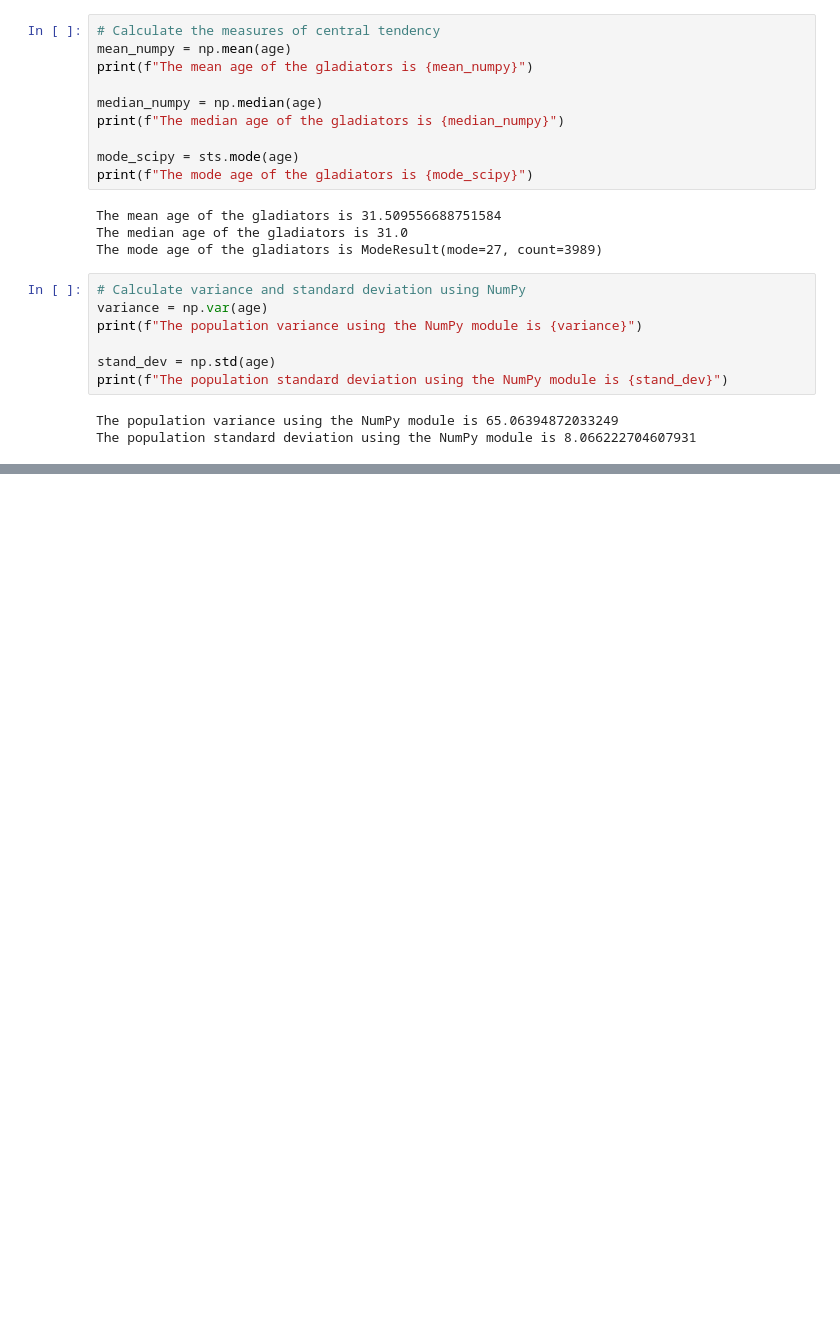
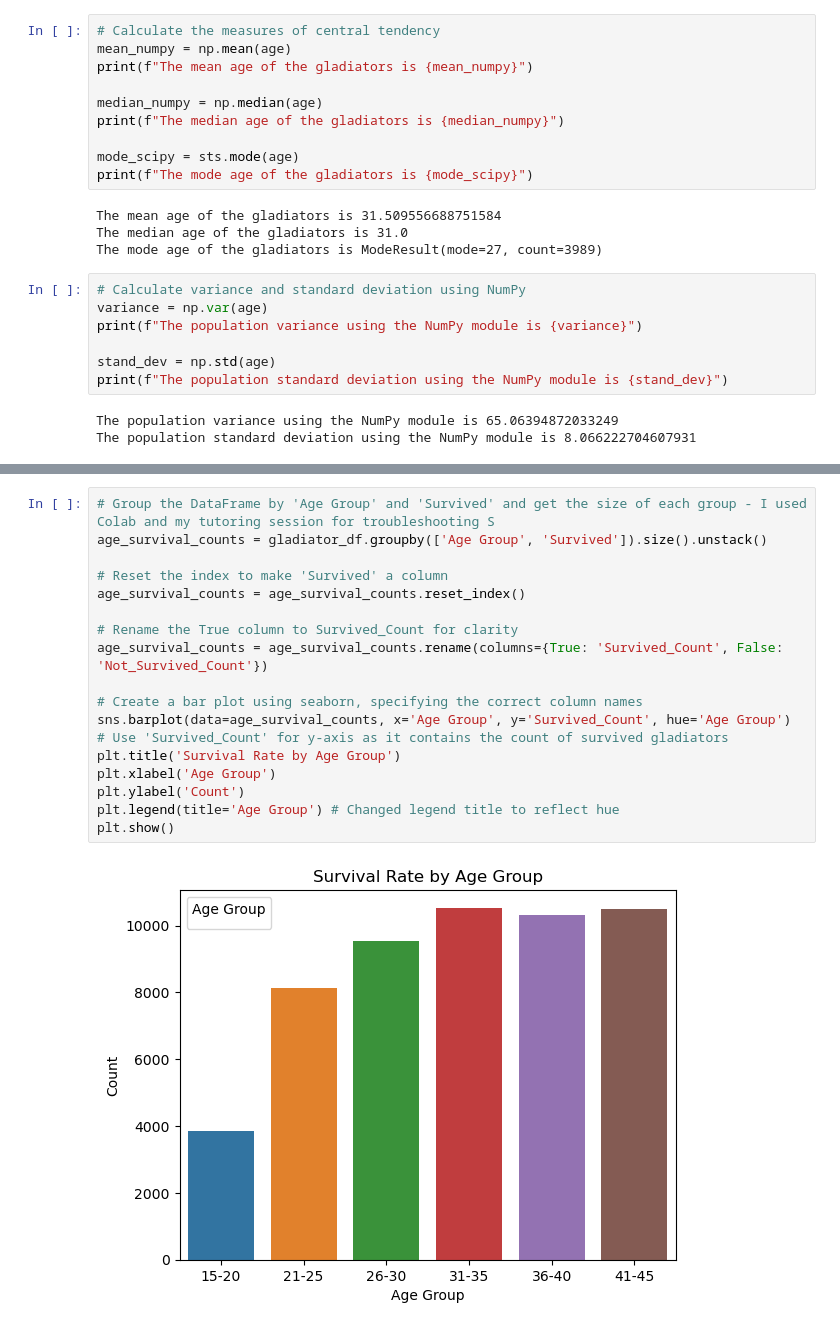
Before and after one commit to Strformor/the_gladiators, a Jupyter notebook: gladiators_age.ipynb, the cells around one changed output, grey strips where cells are left out. Drawn from its saved outputs; the diff is of its cells as text; blank space fills up the shorter version.

```diff
--- a/gladiators_age.ipynb
+++ b/gladiators_age.ipynb
@@ -115,0 +219,20 @@ The population standard deviation using the NumPy module is 8.066222704607931
+# %%
+# Group the DataFrame by 'Age Group' and 'Survived' and get the size of each group - I used Colab and my tutoring session for troubleshooting S
+age_survival_counts = gladiator_df.groupby(['Age Group', 'Survived']).size().unstack()
+
+# Reset the index to make 'Survived' a column
+age_survival_counts = age_survival_counts.reset_index()
+
+# Rename the True column to Survived_Count for clarity
+age_survival_counts = age_survival_counts.rename(columns={True: 'Survived_Count', False: 'Not_Survived_Count'})
+
+# Create a bar plot using seaborn, specifying the correct column names
+sns.barplot(data=age_survival_counts, x='Age Group', y='Survived_Count', hue='Age Group')
+# Use 'Survived_Count' for y-axis as it contains the count of survived gladiators
+plt.title('Survival Rate by Age Group')
+plt.xlabel('Age Group')
+plt.ylabel('Count')
+plt.legend(title='Age Group') # Changed legend title to reflect hue
+plt.show()
+# %% [output]
+[figure, added]
```
Also changed, not shown: parts of 10 cells of this notebook.
